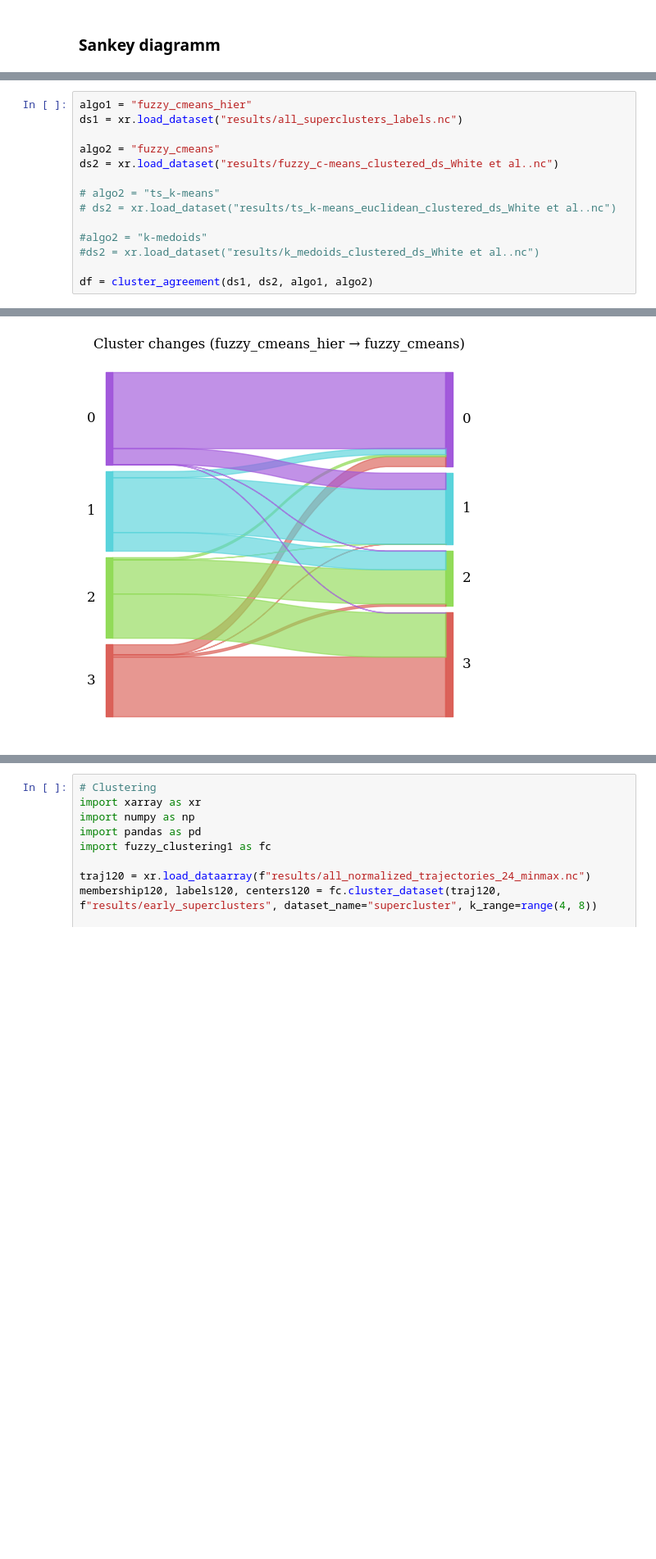
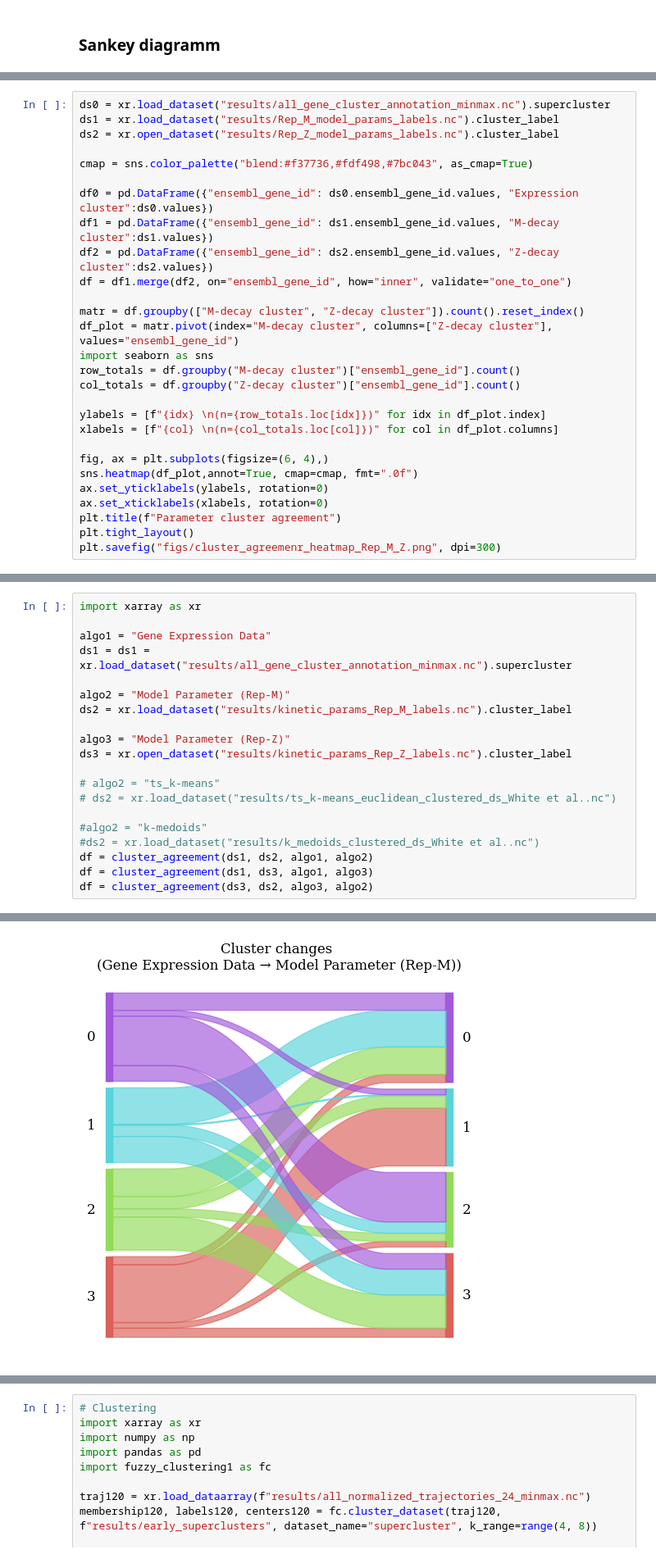
Before and after one commit to mariegrho/Expression_baseline_models, a Jupyter notebook: clustering/compare_results.ipynb, the cells around one changed output, grey strips where cells are left out. Shown at 82% size. Saved outputs shown, nothing was run; the diff lists cells and outputs as text; blank space fills up the shorter version.

Commit message:
added param clustering

```diff
--- a/clustering/compare_results.ipynb
+++ b/clustering/compare_results.ipynb
@@ -328,3 +328,31 @@ def cluster_agreement(ds1, ds2, algo1, algo2):
    print(f"Cluster agreement: {agree:.2f} %")
 
    return df
+# %%
+ds0 = xr.load_dataset("results/all_gene_cluster_annotation_minmax.nc").supercluster
+ds1 = xr.load_dataset("results/Rep_M_model_params_labels.nc").cluster_label
+ds2 = xr.open_dataset("results/Rep_Z_model_params_labels.nc").cluster_label
+
+cmap = sns.color_palette("blend:#f37736,#fdf498,#7bc043", as_cmap=True)
+
+df0 = pd.DataFrame({"ensembl_gene_id": ds0.ensembl_gene_id.values, "Expression cluster":ds0.values})
+df1 = pd.DataFrame({"ensembl_gene_id": ds1.ensembl_gene_id.values, "M-decay cluster":ds1.values})
+df2 = pd.DataFrame({"ensembl_gene_id": ds2.ensembl_gene_id.values, "Z-decay cluster":ds2.values})
+df = df1.merge(df2, on="ensembl_gene_id", how="inner", validate="one_to_one")
+
+matr = df.groupby(["M-decay cluster", "Z-decay cluster"]).count().reset_index()
+df_plot = matr.pivot(index="M-decay cluster", columns=["Z-decay cluster"], values="ensembl_gene_id")
+import seaborn as sns
+row_totals = df.groupby("M-decay cluster")["ensembl_gene_id"].count()
+col_totals = df.groupby("Z-decay cluster")["ensembl_gene_id"].count()
+
+ylabels = [f"{idx} \n(n={row_totals.loc[idx]})" for idx in df_plot.index]
+xlabels = [f"{col} \n(n={col_totals.loc[col]})" for col in df_plot.columns]
+
+fig, ax = plt.subplots(figsize=(6, 4),)
+sns.heatmap(df_plot,annot=True, cmap=cmap, fmt=".0f")
+ax.set_yticklabels(ylabels, rotation=0)
+ax.set_xticklabels(xlabels, rotation=0)
+plt.title(f"Parameter cluster agreement")
+plt.tight_layout()
+plt.savefig("figs/cluster_agreemenr_heatmap_Rep_M_Z.png", dpi=300)
@@ -331,15 +401,21 @@ def cluster_agreement(ds1, ds2, algo1, algo2):
 # %%
-algo1 = "fuzzy_cmeans_hier"
-ds1 = xr.load_dataset("results/all_superclusters_labels.nc")
+import xarray as xr
 
-algo2 = "fuzzy_cmeans"
-ds2 = xr.load_dataset("results/fuzzy_c-means_clustered_ds_White et al..nc")
+algo1 = "Gene Expression Data"
+ds1 = ds1 = xr.load_dataset("results/all_gene_cluster_annotation_minmax.nc").supercluster
+
+algo2 = "Model Parameter (Rep-M)"
+ds2 = xr.load_dataset("results/kinetic_params_Rep_M_labels.nc").cluster_label
+
+algo3 = "Model Parameter (Rep-Z)"
+ds3 = xr.open_dataset("results/kinetic_params_Rep_Z_labels.nc").cluster_label
 
 # algo2 = "ts_k-means"
 # ds2 = xr.load_dataset("results/ts_k-means_euclidean_clustered_ds_White et al..nc")
 
 #algo2 = "k-medoids"
 #ds2 = xr.load_dataset("results/k_medoids_clustered_ds_White et al..nc")
-
 df = cluster_agreement(ds1, ds2, algo1, algo2)
+df = cluster_agreement(ds1, ds3, algo1, algo3)
+df = cluster_agreement(ds3, ds2, algo3, algo2)
 # %% [output]
@@ -347 +425 @@ Cluster agreement: 69.13 %
-[figure, old version]
+[figure, new version]
```
Also changed, not shown: parts of 4 cells of this notebook, 13 other files.
